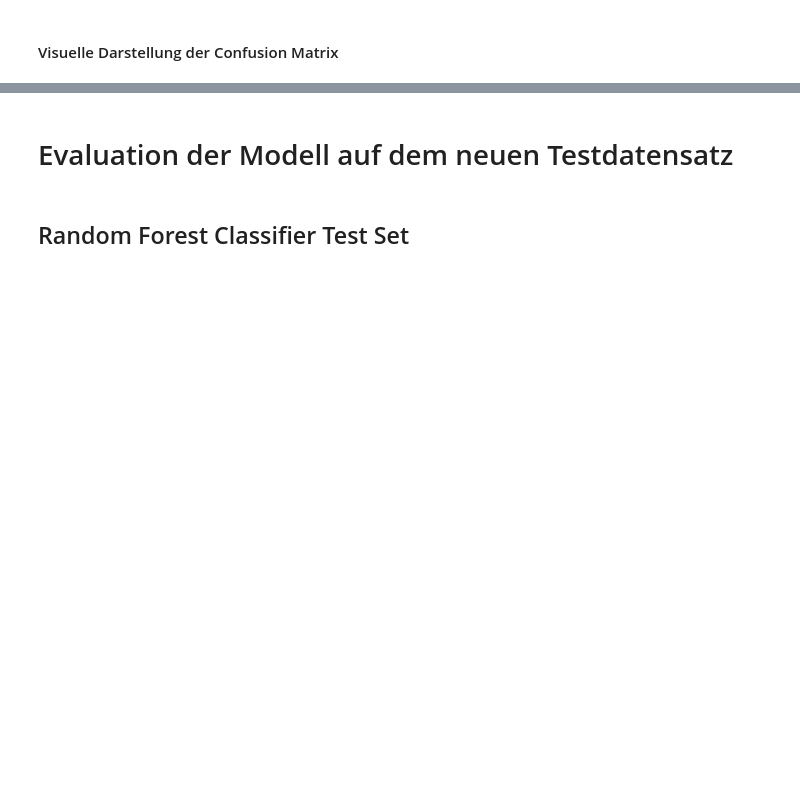
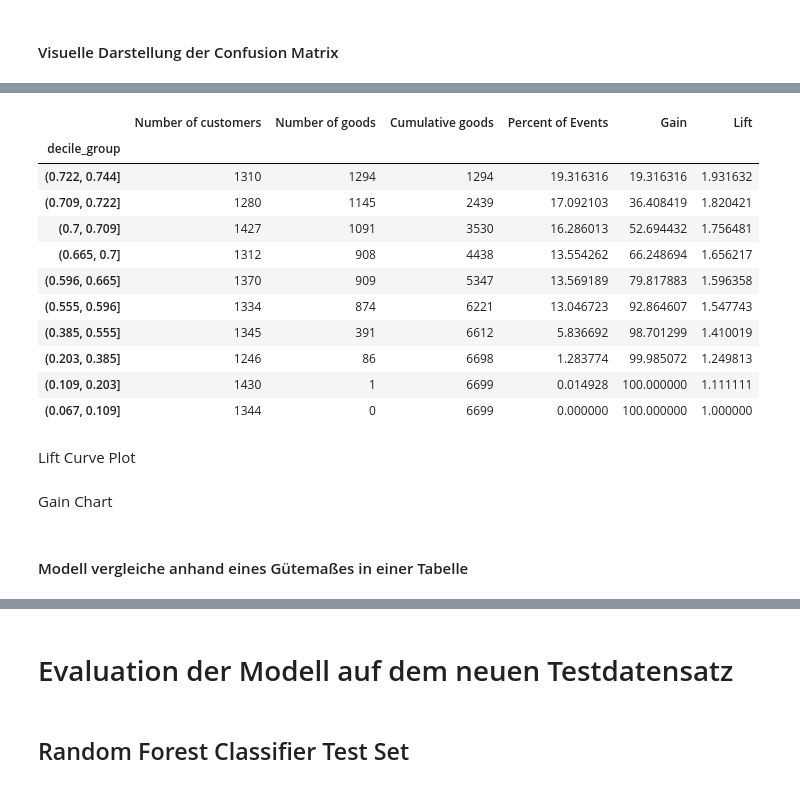
Before and after one commit to tlex-web/data_analysis_crisp_dm, a Jupyter notebook: modelling.ipynb, the cells around one changed output, grey strips where cells are left out. Saved outputs shown, nothing was run; the diff lists cells and outputs as text; code cells hidden in the pictures; blank space fills up the shorter version.

```diff
--- a/modelling.ipynb
+++ b/modelling.ipynb
@@ -245,0 +378,4 @@ plot_precision_recall_vs_threshold(precision, recall, thresholds)
+# %%
+X_test['predicted_probability'] = clf.predict_proba(X_test)[:,1] # Predicted Proba for bads(=1)
+X_test['Risk'] = y_test #Ground Truth
+X_test.head()
@@ -245,0 +389,4 @@ plot_precision_recall_vs_threshold(precision, recall, thresholds)
+# %%
+#Sort the data in descending order of predicted probabilities.
+X_test = X_test.sort_values(by='predicted_probability', ascending=False)
+X_test.head()
@@ -245,0 +400,4 @@ plot_precision_recall_vs_threshold(precision, recall, thresholds)
+# %%
+#Cut deciles based on the predicted probabilities
+X_test['decile_group'] = pd.qcut(X_test['predicted_probability'], 10)
+X_test.head()
@@ -245,0 +411,30 @@ plot_precision_recall_vs_threshold(precision, recall, thresholds)
+# %%
+lift = X_test.groupby('decile_group').agg( #Group by Deciles of Predicted Probabilties
+[
+    'count', #The total number of customers(data points) in the decile
+    'sum', #The total number of bad customers(Risk=1)
+]
+)['Risk'].sort_index(ascending=False)
+lift.columns = ['Number of customers','Number of goods']
+lift['Cumulative goods'] = lift['Number of goods'].cumsum() #Cumulative Sum of the number of bads
+#Calculate Gain = Cumulative Percent of Events/Bads
+lift['Percent of Events'] = lift['Number of goods']/lift['Number of goods'].sum()*100
+lift['Gain'] = lift['Percent of Events'].cumsum()
+#Calculate Lift = Ratio of Bads to the number of data points in the decile
+lift['Lift'] = lift['Gain']/np.array(range(10,100+10,10))
+lift.head(10)
+# %% [output]
+|  | Number of customers | Number of goods | Cumulative goods | Percent of Events | Gain | Lift |
+| decile_group |  |  |  |  |  |  |
+| (0.722, 0.744] | 1310 | 1294 | 1294 | 19.316316 | 19.316316 | 1.931632 |
+| (0.709, 0.722] | 1280 | 1145 | 2439 | 17.092103 | 36.408419 | 1.820421 |
+| (0.7, 0.709] | 1427 | 1091 | 3530 | 16.286013 | 52.694432 | 1.756481 |
+| (0.665, 0.7] | 1312 | 908 | 4438 | 13.554262 | 66.248694 | 1.656217 |
+| (0.596, 0.665] | 1370 | 909 | 5347 | 13.569189 | 79.817883 | 1.596358 |
+| (0.555, 0.596] | 1334 | 874 | 6221 | 13.046723 | 92.864607 | 1.547743 |
+| (0.385, 0.555] | 1345 | 391 | 6612 | 5.836692 | 98.701299 | 1.410019 |
+| (0.203, 0.385] | 1246 | 86 | 6698 | 1.283774 | 99.985072 | 1.249813 |
+| (0.109, 0.203] | 1430 | 1 | 6699 | 0.014928 | 100.000000 | 1.111111 |
+| (0.067, 0.109] | 1344 | 0 | 6699 | 0.000000 | 100.000000 | 1.000000 |
+# %% [markdown]
+Lift Curve Plot
@@ -245,0 +460,2 @@ plot_precision_recall_vs_threshold(precision, recall, thresholds)
+# %% [markdown]
+Gain Chart
@@ -245,0 +483,2 @@ plot_precision_recall_vs_threshold(precision, recall, thresholds)
+# %% [markdown]
+#### Modell vergleiche anhand eines Gütemaßes in einer Tabelle
```
Also changed, not shown: parts of 32 cells of this notebook.
